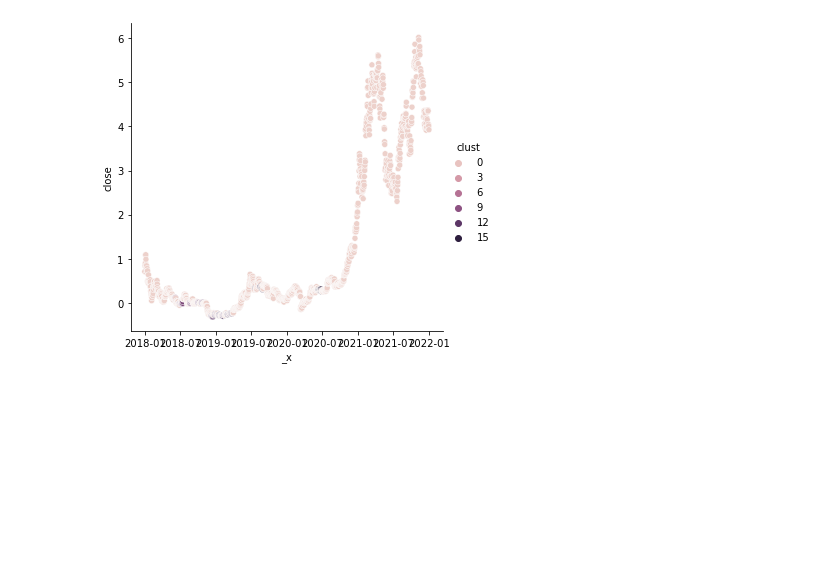
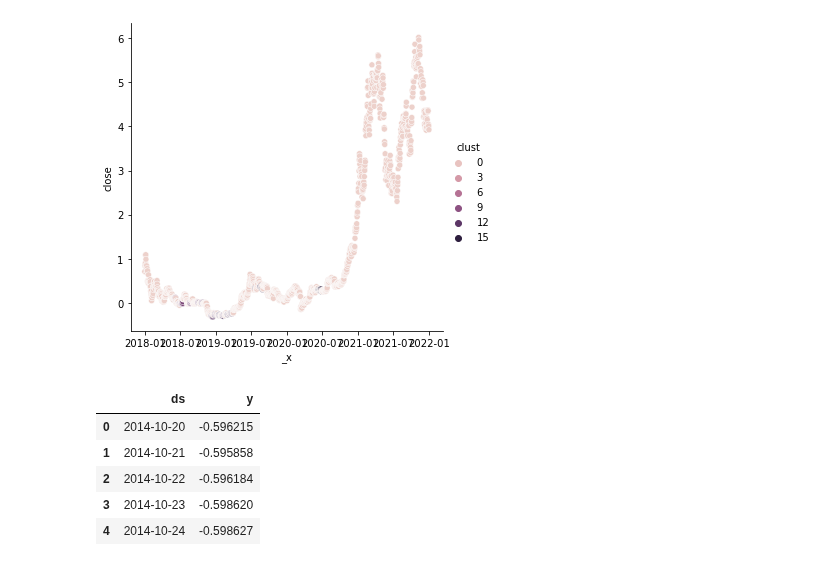
Before and after one commit to FinancialForecasters/financial_forecaster, a Jupyter notebook: hinzle.ipynb, the cells around one changed output. Cells and saved outputs as stored; diff of their text form; code cells hidden in the pictures; blank space fills up the shorter version.

```diff
--- a/hinzle.ipynb
+++ b/hinzle.ipynb
@@ -394,0 +432,9 @@ sns.relplot(x=X_train.loc['2018':'2021'].index, y=X_train.loc['2018':'2021'].clo
+# %%
+fbp.head()
+# %% [output]
+|  | ds | y |
+| 0 | 2014-10-20 | -0.596215 |
+| 1 | 2014-10-21 | -0.595858 |
+| 2 | 2014-10-22 | -0.596184 |
+| 3 | 2014-10-23 | -0.598620 |
+| 4 | 2014-10-24 | -0.598627 |
```
Also changed, not shown: parts of 17 cells of this notebook, 1 other file.
